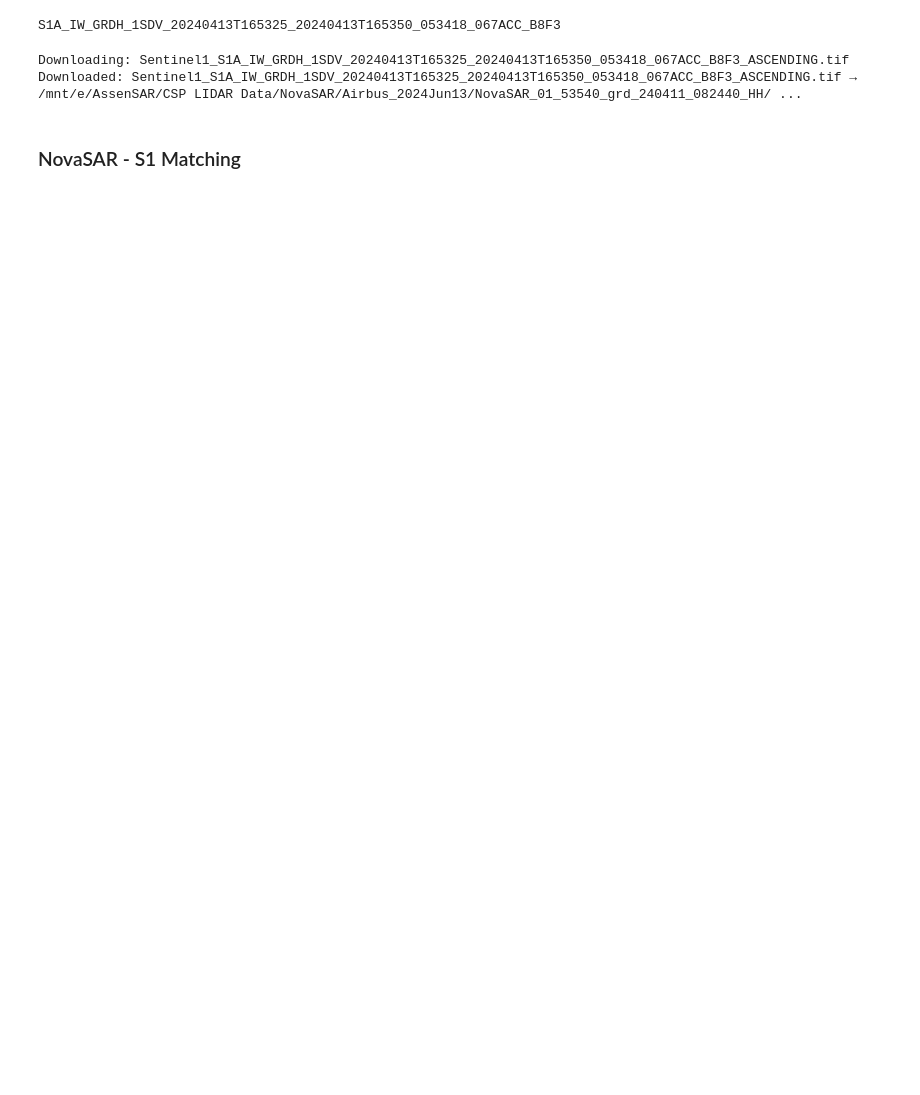
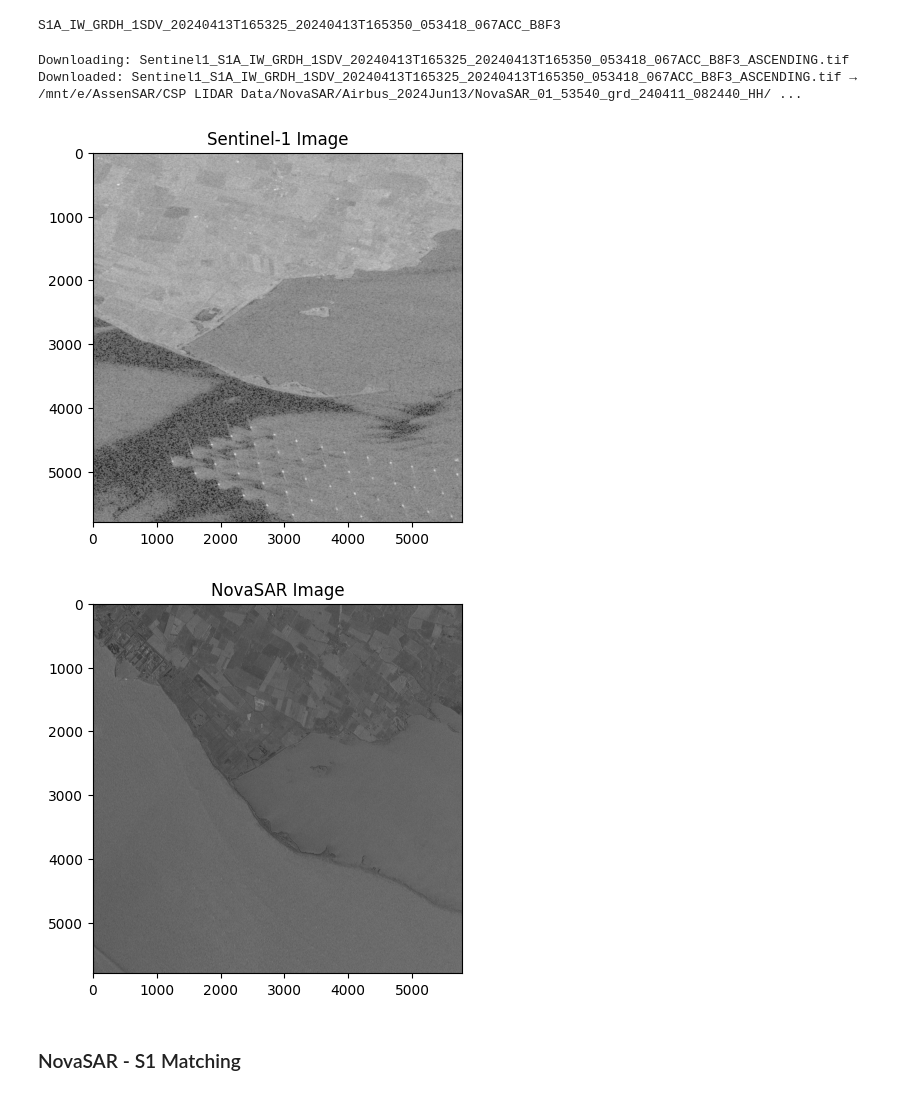
Before and after one commit to Benyaminhosseiny/NASTaR, a Jupyter notebook: NovaSAR_AIS_Processing.ipynb, the cells around one changed output. Drawn from its saved outputs; the diff is of its cells as text; code cells hidden in the pictures; blank space fills up the shorter version.

```diff
--- a/NovaSAR_AIS_Processing.ipynb
+++ b/NovaSAR_AIS_Processing.ipynb
@@ -449,5 +417,33 @@ for ii in range(image_list.size().getInfo()):
 # %% [output]
 Downloading: Sentinel1_S1A_IW_GRDH_1SDV_20240413T165325_20240413T165350_053418_067ACC_B8F3_ASCENDING.tif
 Downloaded: Sentinel1_S1A_IW_GRDH_1SDV_20240413T165325_20240413T165350_053418_067ACC_B8F3_ASCENDING.tif → /mnt/e/AssenSAR/CSP LIDAR Data/NovaSAR/Airbus_2024Jun13/NovaSAR_01_53540_grd_240411_082440_HH/ ...
+# %%
+import cv2
+
+s1_src = rio.open(f"{s1_filepath}")
+scale_factor = 4 # Scale factors
+s1_im = cv2.resize(s1_src.read(1), None, fx=scale_factor, fy=scale_factor, interpolation=cv2.INTER_LINEAR)
+s1_im -=s1_im.min()
+s1_im /= s1_im.max()  # Normalize to [0, 1]
+s1_im *= 255  # Scale to [0, 255]
+s1_im = s1_im.astype(np.uint8)  # Convert to uint8 for visualization
+plt.figure()
+plt.imshow(s1_im, cmap='gray')
+plt.title(f"Sentinel-1 Image");
+
+
+nova_src = s1_src = rio.open(tif_files[tii])
+nova_im = np.fliplr(np.flipud(np.log10(nova_src.read(1))))
+nova_im = nova_im[nova_im.shape[0]//2-s1_im.shape[0]//2:nova_im.shape[0]//2+s1_im.shape[0]//2, nova_im.shape[1]//2-s1_im.shape[1]//2:nova_im.shape[1]//2+s1_im.shape[1]//2]  # Crop to the lower right quadrant
+nova_im -= nova_im.min()
+nova_im /= nova_im.max()  # Normalize to [0, 1]
+nova_im *= 255  # Scale to [0, 255]
+nova_im = nova_im.astype(np.uint8)  # Convert to uint8 for visualization
+plt.figure()
+plt.imshow(nova_im, cmap='gray')
+plt.title(f"NovaSAR Image");
+# %% [output]
+[figure, added]
+[figure, added]
 # %% [markdown]
 ### NovaSAR - S1 Matching
```
Also changed, not shown: parts of 14 cells of this notebook.
